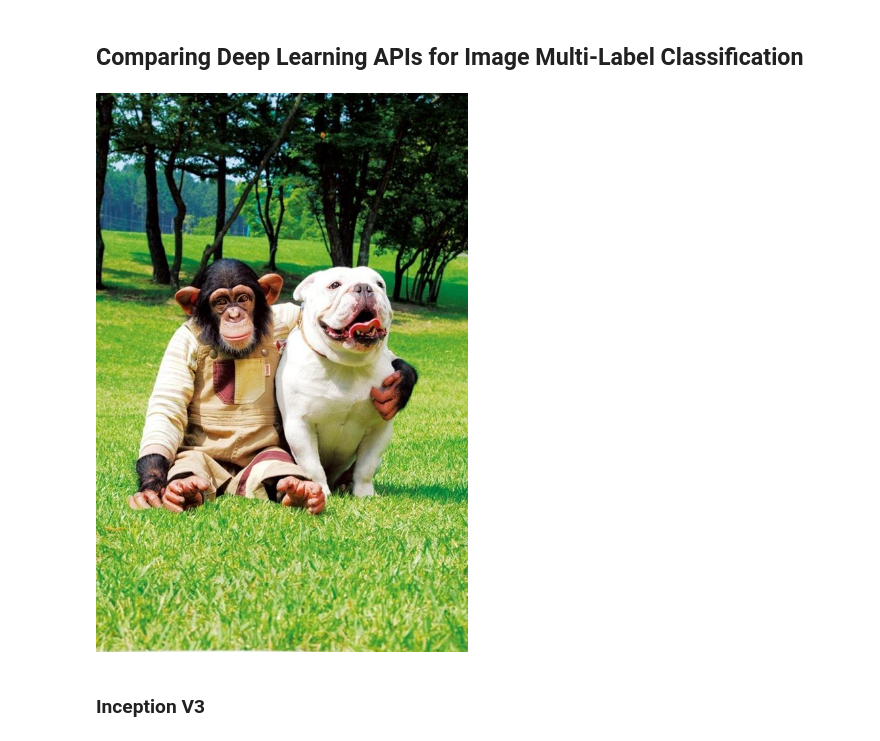
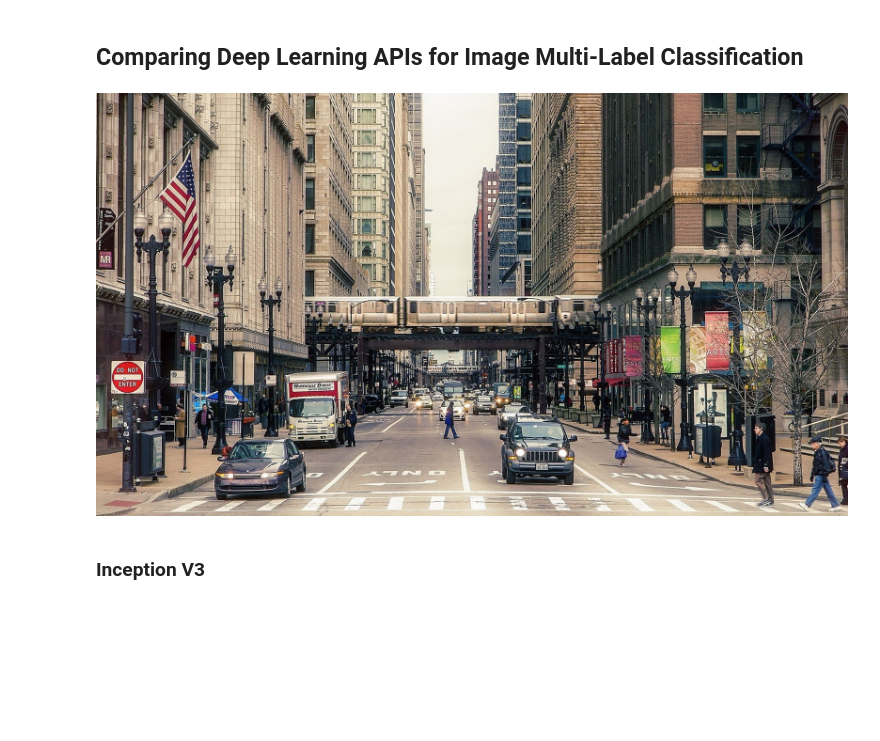
Before and after one commit to CarloCDT/Computer-Vision-Image-Similarity, a Jupyter notebook: Computer Vision APIs.ipynb, the cells around one changed output. Cells and saved outputs as stored; diff of their text form; code cells hidden in the pictures; blank space fills up the shorter version.

```diff
--- a/Computer Vision APIs.ipynb
+++ b/Computer Vision APIs.ipynb
@@ -21,10 +17,9 @@ from numba import cuda
 ##  Comparing  Deep Learning APIs for Image Multi-Label Classification
 # %%
 # Pick an image
-#image_path = np.random.choice([os.path.join("images",a) for a in os.listdir("images")])
-image_path = os.path.join("images","003.jpg")
+image_path = os.path.join("images","007.jpg")
 display(Image_display(image_path))
 # %% [output]
-[figure, old version]
+[figure, new version]
 # %% [markdown]
 ### Inception V3
```
Also changed, not shown: parts of 21 cells of this notebook, 20 other files.
